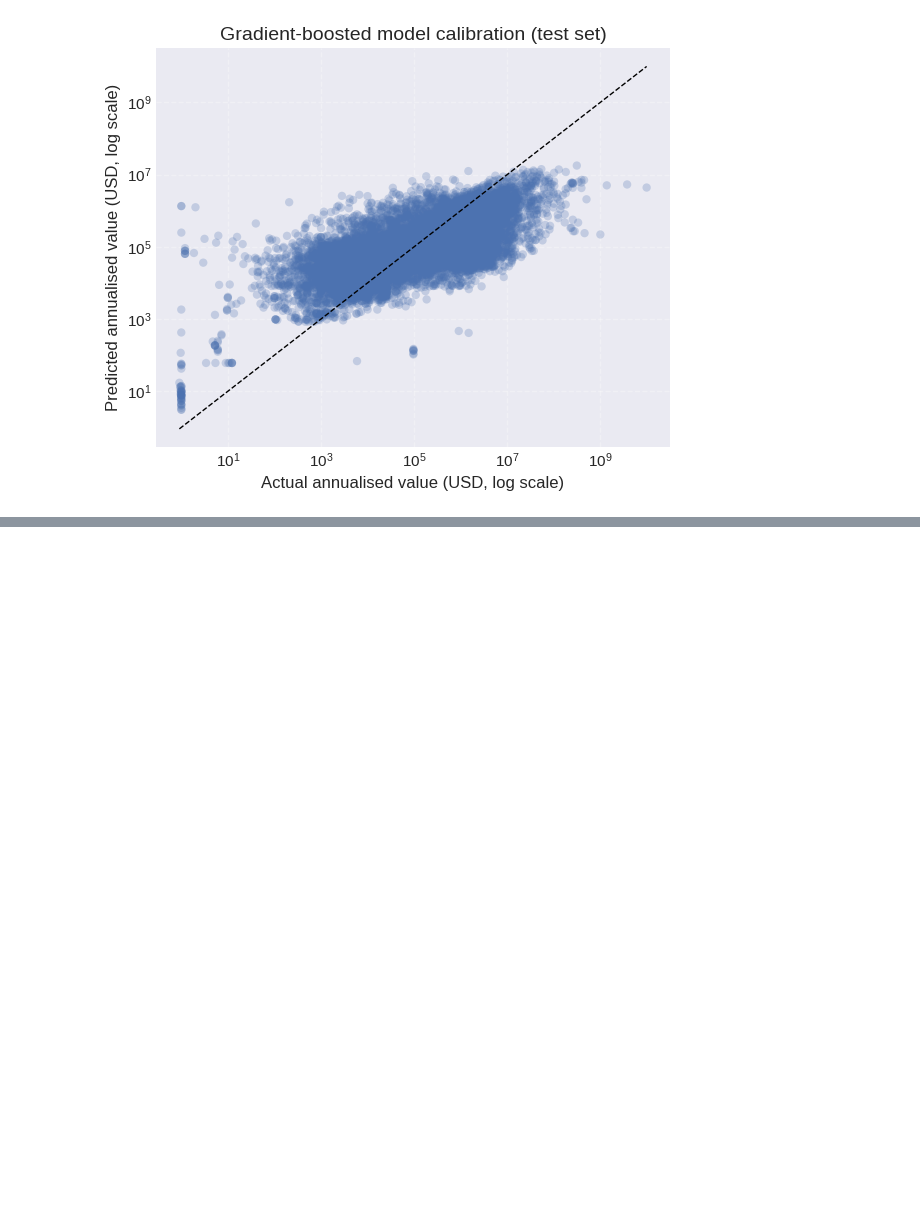
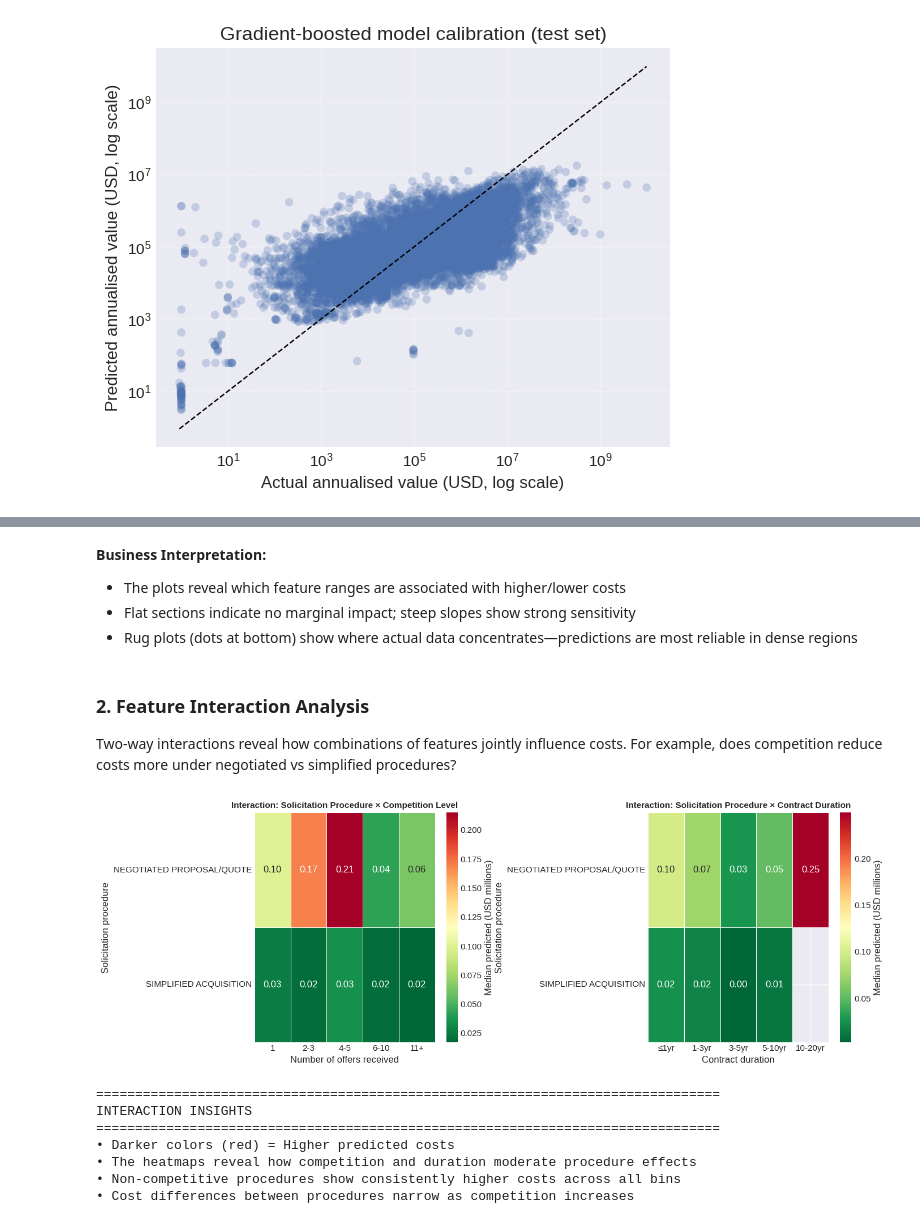
Before and after one commit to edoardoCame/American-analysis, a Jupyter notebook: notebooks/usaspending.ipynb, the cells around one changed output, grey strips where cells are left out. Cells and saved outputs as stored; diff of their text form; code cells hidden in the pictures; blank space fills up the shorter version.

```diff
--- a/notebooks/usaspending.ipynb
+++ b/notebooks/usaspending.ipynb
@@ -1185,0 +1261,79 @@ These narratives make it clear that premium awards are tied to socio-economic po
+# %% [markdown]
+**Business Interpretation:**
+- The plots reveal which feature ranges are associated with higher/lower costs
+- Flat sections indicate no marginal impact; steep slopes show strong sensitivity
+- Rug plots (dots at bottom) show where actual data concentrates—predictions are most reliable in dense regions
+# %% [markdown]
+### 2. Feature Interaction Analysis
+
+Two-way interactions reveal how combinations of features jointly influence costs. For example, does competition reduce costs more under negotiated vs simplified procedures?
+# %%
+# Interaction analysis using the preprocessed data with original features
+interaction_df = gb_analysis_df.copy()
+
+# Create bins for continuous variables (using original features)
+if 'number_of_offers_received_original' in interaction_df.columns:
+    interaction_df['offers_bin'] = pd.cut(
+        interaction_df['number_of_offers_received_original'].fillna(0),
+        bins=[-0.1, 1, 3, 5, 10, 100],
+        labels=['1', '2-3', '4-5', '6-10', '11+']
+    )
+
+if 'performance_years_original' in interaction_df.columns:
+    interaction_df['duration_bin'] = pd.cut(
+        interaction_df['performance_years_original'],
+        bins=[0, 1, 3, 5, 10, 20],
+        labels=['≤1yr', '1-3yr', '3-5yr', '5-10yr', '10-20yr']
+    )
+
+fig, axes = plt.subplots(1, 2, figsize=(14, 5))
+
+# Heatmap 1: Procedure × Competition
+if 'solicitation_procedures_original' in interaction_df.columns and 'offers_bin' in interaction_df.columns:
+    pivot1 = interaction_df.pivot_table(
+        index='solicitation_procedures_original',
+        columns='offers_bin',
+        values='predicted_value',
+        aggfunc='median'
+    )
+    sns.heatmap(pivot1 / 1e6, annot=True, fmt='.2f', cmap='RdYlGn_r', ax=axes[0],
+                cbar_kws={'label': 'Median predicted (USD millions)'}, linewidths=0.5)
+    axes[0].set_title('Interaction: Solicitation Procedure × Competition Level', fontsize=11, fontweight='bold')
+    axes[0].set_xlabel('Number of offers received')
+    axes[0].set_ylabel('Solicitation procedure')
+    axes[0].tick_params(axis='y', rotation=0)
+
+# Heatmap 2: Procedure × Duration
+if 'solicitation_procedures_original' in interaction_df.columns and 'duration_bin' in interaction_df.columns:
+    pivot2 = interaction_df.pivot_table(
+        index='solicitation_procedures_original',
+        columns='duration_bin',
+        values='predicted_value',
+        aggfunc='median'
+    )
+    sns.heatmap(pivot2 / 1e6, annot=True, fmt='.2f', cmap='RdYlGn_r', ax=axes[1],
+                cbar_kws={'label': 'Median predicted (USD millions)'}, linewidths=0.5)
+    axes[1].set_title('Interaction: Solicitation Procedure × Contract Duration', fontsize=11, fontweight='bold')
+    axes[1].set_xlabel('Contract duration')
+    axes[1].set_ylabel('Solicitation procedure')
+    axes[1].tick_params(axis='y', rotation=0)
+
+plt.tight_layout()
+plt.show()
+
+print("\n" + "="*80)
+print("INTERACTION INSIGHTS")
+print("="*80)
+print("• Darker colors (red) = Higher predicted costs")
+print("• The heatmaps reveal how competition and duration moderate procedure effects")
+print("• Non-competitive procedures show consistently higher costs across all bins")
+print("• Cost differences between procedures narrow as competition increases")
+# %% [output]
+[figure, added]
+================================================================================
+INTERACTION INSIGHTS
+================================================================================
+• Darker colors (red) = Higher predicted costs
+• The heatmaps reveal how competition and duration moderate procedure effects
+• Non-competitive procedures show consistently higher costs across all bins
+• Cost differences between procedures narrow as competition increases
```
Also changed, not shown: parts of 22 cells of this notebook, 2 other files.
